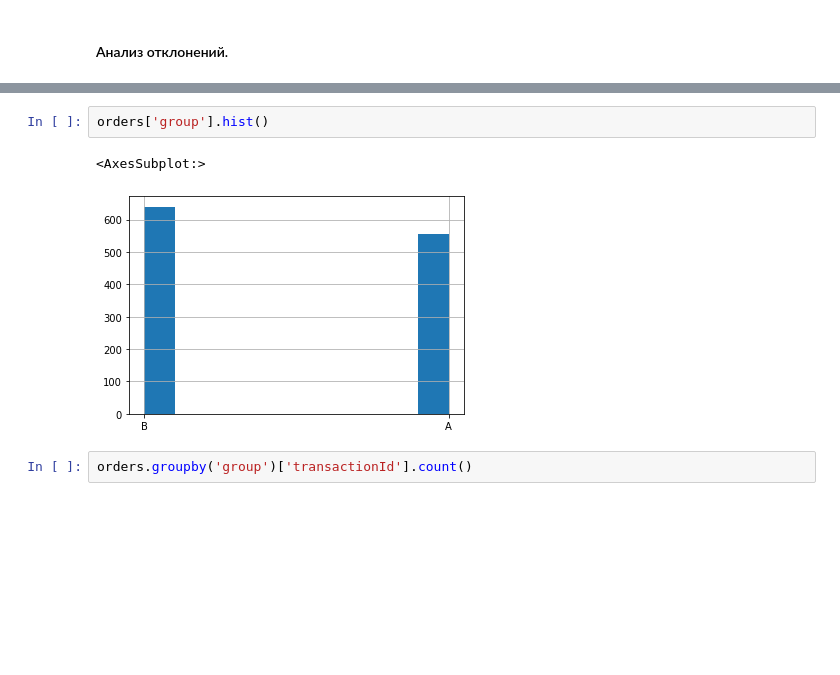
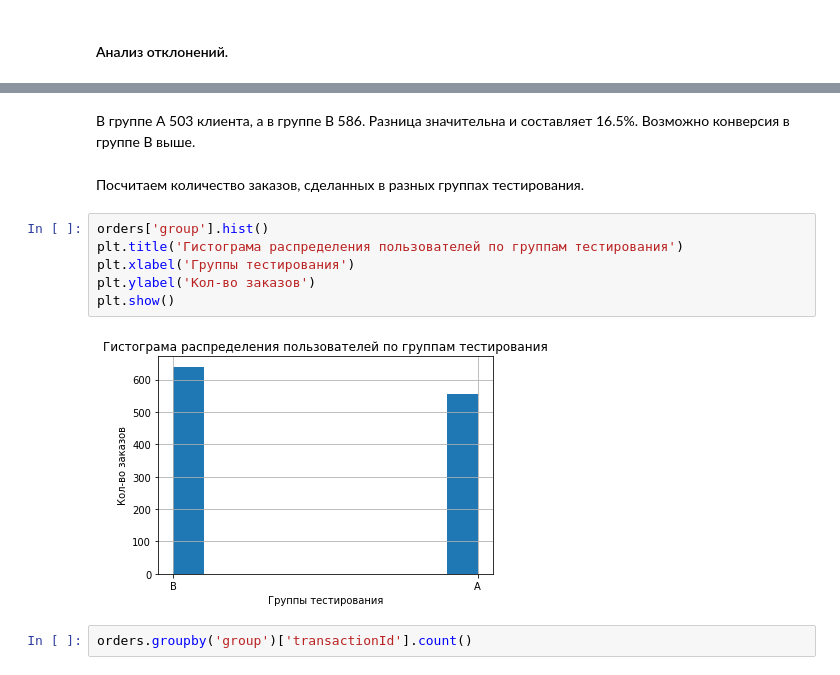
Before and after one commit to zokham/Portfolio, a Jupyter notebook: AB_test_YP/zokham_AB_test_YP.ipynb, the cells around one changed output, grey strips where cells are left out. Cells and saved outputs as stored; diff of their text form; blank space fills up the shorter version.

```diff
--- a/AB_test_YP/zokham_AB_test_YP.ipynb
+++ b/AB_test_YP/zokham_AB_test_YP.ipynb
@@ -380,8 +400,15 @@ memory usage: 1.6+ KB
+# %% [markdown]
+В группе А 503 клиента, а в группе В 586. Разница значительна и составляет 16.5%. Возможно конверсия в группе В выше.
+# %% [markdown]
+Посчитаем количество заказов, сделанных в разных группах тестирования.
 # %%
 orders['group'].hist()
+plt.title('Гистограма распределения пользователей по группам тестирования')
+plt.xlabel('Группы тестирования')
+plt.ylabel('Кол-во заказов')
+plt.show()
 # %% [output]
-<AxesSubplot:>
-[figure, old version]
+[figure, new version]
 # %%
 orders.groupby('group')['transactionId'].count()
 # %% [output]
```
Also changed, not shown: parts of 35 cells of this notebook.
